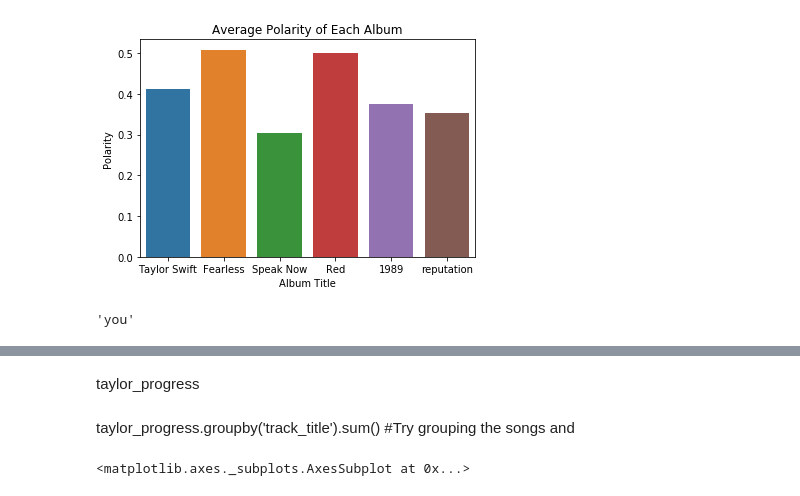
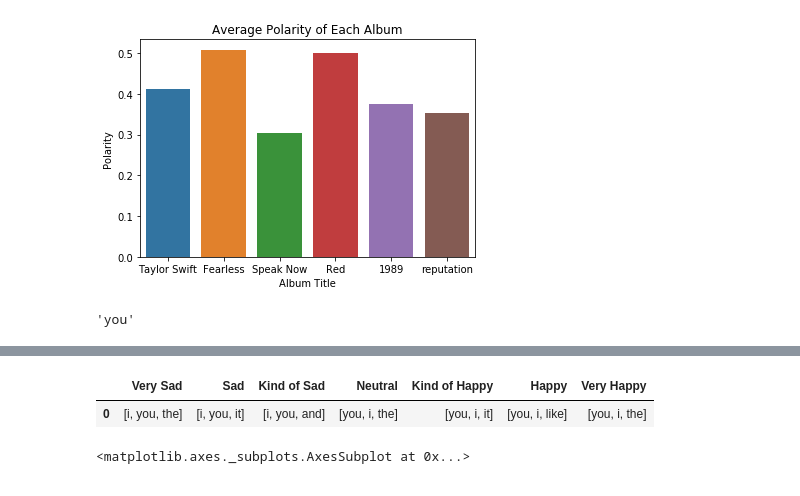
Before and after one commit to Aadiraj/Taylor-Swift-Sentiment-Analysis-Project, a Jupyter notebook: Taylor Swift Project.ipynb, the cells around one changed output, grey strips where cells are left out. Cells and saved outputs as stored; diff of their text form; code cells hidden in the pictures.

```diff
--- a/Taylor Swift Project.ipynb
+++ b/Taylor Swift Project.ipynb
@@ -330,2 +304,4 @@ Name: words, dtype: object
+# %%
+lhap = most_freq_word(lil_happy)
 # %%
 happy = taylor.where(taylor["category"] == "Happy").dropna()
@@ -339,2 +308,4 @@ Name: words, dtype: object
+# %%
+hap = most_freq_word(happy)
 # %%
 very_happy = taylor.where(taylor["category"] == "Very Happy").dropna()
@@ -380,7 +312,12 @@ for i in range(0,len(taylor_progress)):
-# %% [markdown]
-taylor_progress
-# %% [markdown]
-taylor_progress.groupby('track_title').sum() #Try grouping the songs and
+# %%
+veryhap = most_freq_word(very_happy)
+# %%
+common_words = pd.DataFrame([[vs,sd,ls, neu, lhap, hap, veryhap]], columns = ["Very Sad", "Sad", "Kind of Sad", "Neutral", "Kind of Happy", "Happy", "Very Happy"])
+# %%
+common_words
+# %% [output]
+|  | Very Sad | Sad | Kind of Sad | Neutral | Kind of Happy | Happy | Very Happy |
+| 0 | [i, you, the] | [i, you, it] | [i, you, and] | [you, i, the] | [you, i, it] | [you, i, like] | [you, i, the] |
 # %%
 sns.scatterplot(x = "line", y = "polarity", data = taylor)
 # %% [output]
```
Also changed, not shown: parts of 24 cells of this notebook.
